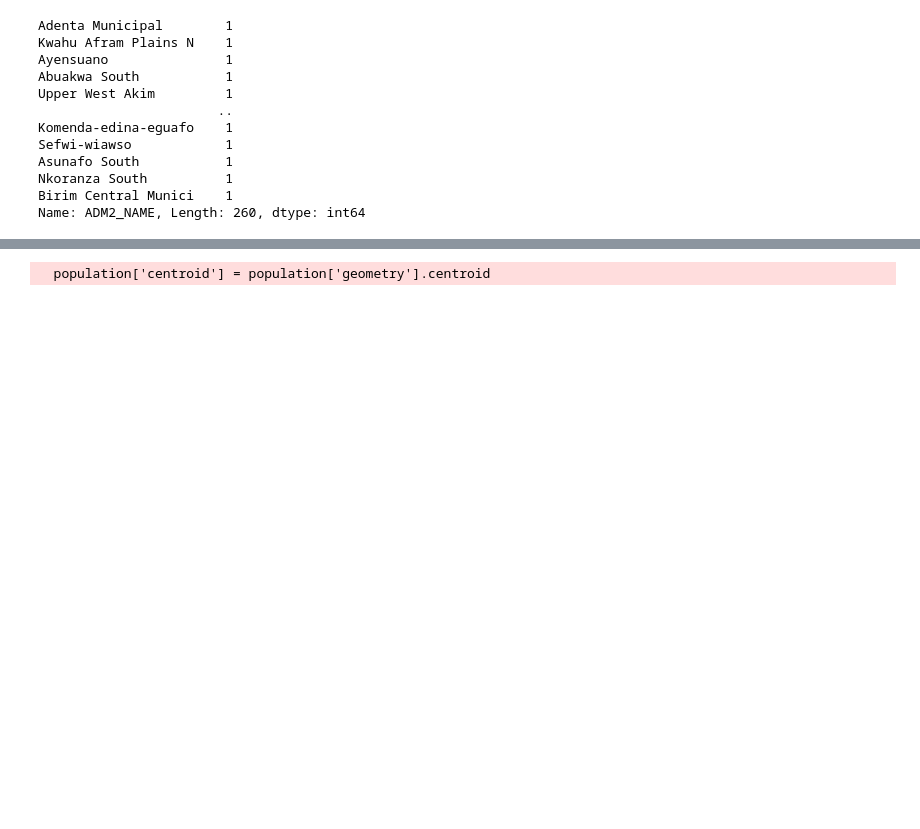
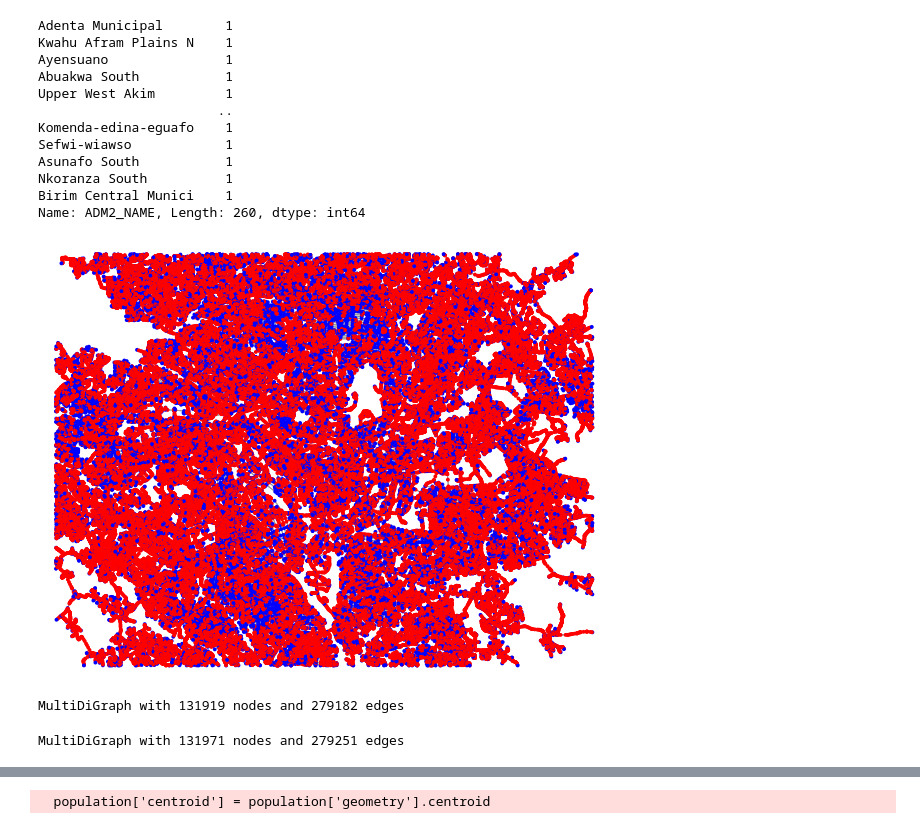
Before and after one commit to ccsuehara/ghana_access, a Jupyter notebook: scripts/create_graph.ipynb, the cells around one changed output, grey strips where cells are left out. Cells and saved outputs as stored; diff of their text form; code cells hidden in the pictures; blank space fills up the shorter version.

```diff
--- a/scripts/create_graph.ipynb
+++ b/scripts/create_graph.ipynb
@@ -119,3 +121,19 @@ gDrive = nx.read_gpickle("../data/Graphs/Kumasi.pickle")
 
 gDrive_node_gdf = gn.node_gdf_from_graph(gDrive)
 gDrive_edge_gdf = gn.edge_gdf_from_graph(gDrive)
+# %%
+nc = ['b' if ox.simplification._is_endpoint(gDrive, node) else 'r' for node in gDrive.nodes()]
+fig, ax = ox.plot_graph(gDrive, node_color=nc, node_zorder=3, bgcolor='#FFFFFF',figsize=(10, 10))
+# %% [output]
+[figure, added]
+# %%
+list_of_subgraphs = [gDrive.subgraph(c).copy() for c in sorted(nx.strongly_connected_components(gDrive), key=len, reverse=True)]
+G_largest = list_of_subgraphs[0]
+G_second_largest = list_of_subgraphs[1]
+print(nx.info(G_largest))
+# %% [output]
+MultiDiGraph with 131919 nodes and 279182 edges
+# %%
+print(nx.info(gDrive))
+# %% [output]
+MultiDiGraph with 131971 nodes and 279251 edges
```
Also changed, not shown: parts of 28 cells of this notebook, 3 other files.
